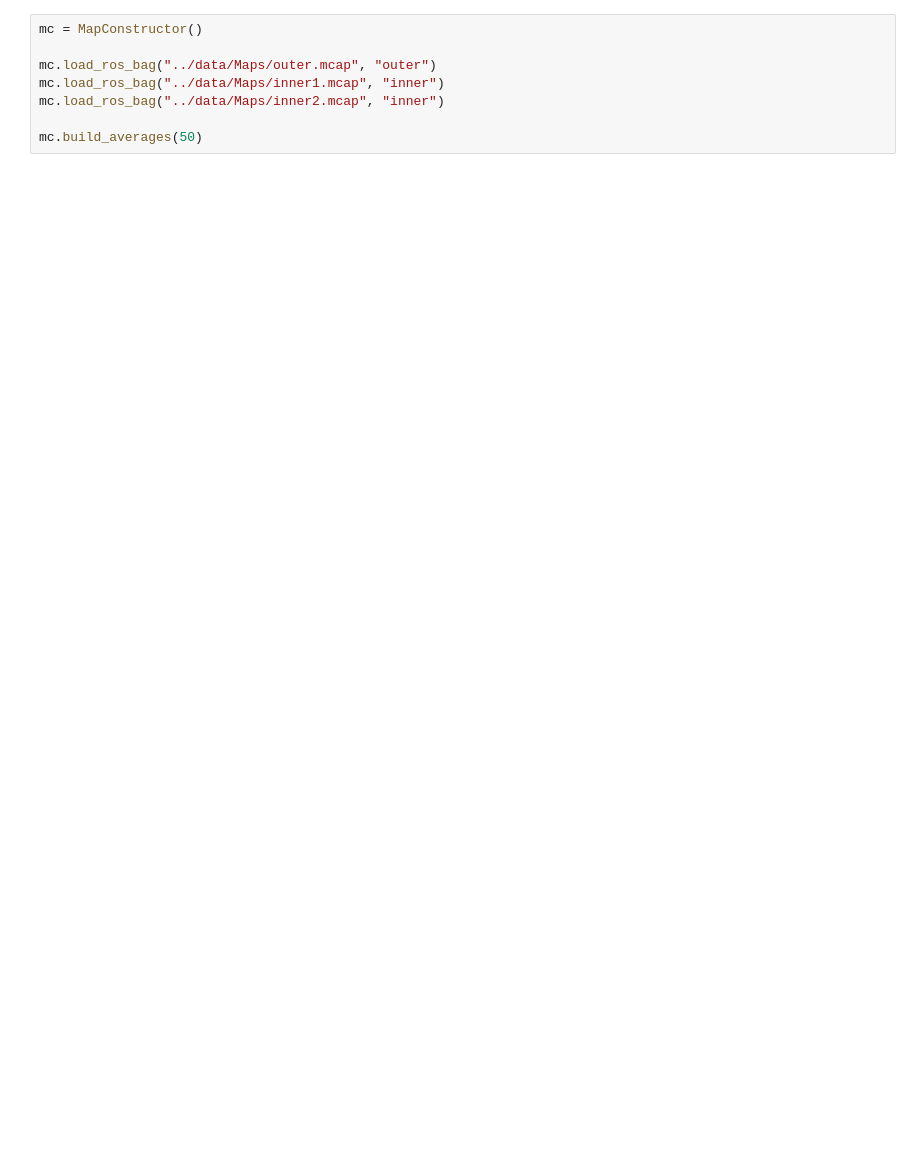
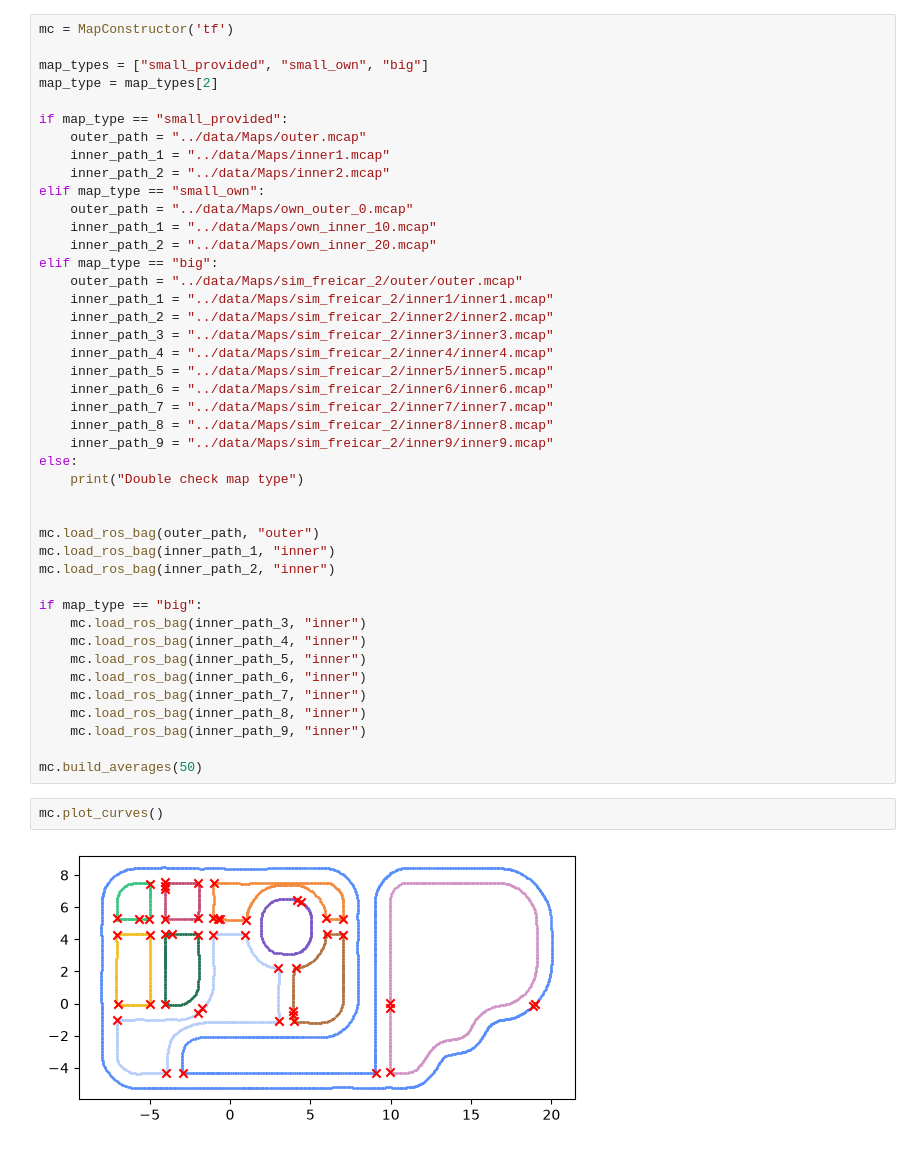
Before and after one commit to Schmiddy2000/FreiCarPythonPlayground, a Jupyter notebook: M2 Mapping/structured_map_construction.ipynb, the cells around one changed output. Cells and saved outputs as stored; diff of their text form; blank space fills up the shorter version.

Commit message:
Finished the map constructor class and fix a generalization issue. Also added data for the big map.

```diff
--- a/M2 Mapping/structured_map_construction.ipynb
+++ b/M2 Mapping/structured_map_construction.ipynb
@@ -113,8 +1052,47 @@ class MapConstructor:
 # %%
-mc = MapConstructor()
+mc = MapConstructor('tf')
 
-mc.load_ros_bag("../data/Maps/outer.mcap", "outer")
-mc.load_ros_bag("../data/Maps/inner1.mcap", "inner")
-mc.load_ros_bag("../data/Maps/inner2.mcap", "inner")
+map_types = ["small_provided", "small_own", "big"]
+map_type = map_types[2]
+
+if map_type == "small_provided":
+    outer_path = "../data/Maps/outer.mcap"
+    inner_path_1 = "../data/Maps/inner1.mcap"
+    inner_path_2 = "../data/Maps/inner2.mcap"
+elif map_type == "small_own":
+    outer_path = "../data/Maps/own_outer_0.mcap"
+    inner_path_1 = "../data/Maps/own_inner_10.mcap"
+    inner_path_2 = "../data/Maps/own_inner_20.mcap"
+elif map_type == "big":
+    outer_path = "../data/Maps/sim_freicar_2/outer/outer.mcap"
+    inner_path_1 = "../data/Maps/sim_freicar_2/inner1/inner1.mcap"
+    inner_path_2 = "../data/Maps/sim_freicar_2/inner2/inner2.mcap"
+    inner_path_3 = "../data/Maps/sim_freicar_2/inner3/inner3.mcap"
+    inner_path_4 = "../data/Maps/sim_freicar_2/inner4/inner4.mcap"
+    inner_path_5 = "../data/Maps/sim_freicar_2/inner5/inner5.mcap"
+    inner_path_6 = "../data/Maps/sim_freicar_2/inner6/inner6.mcap"
+    inner_path_7 = "../data/Maps/sim_freicar_2/inner7/inner7.mcap"
+    inner_path_8 = "../data/Maps/sim_freicar_2/inner8/inner8.mcap"
+    inner_path_9 = "../data/Maps/sim_freicar_2/inner9/inner9.mcap"
+else:
+    print("Double check map type")
+
+
+mc.load_ros_bag(outer_path, "outer")
+mc.load_ros_bag(inner_path_1, "inner")
+mc.load_ros_bag(inner_path_2, "inner")
+
+if map_type == "big":
+    mc.load_ros_bag(inner_path_3, "inner")
+    mc.load_ros_bag(inner_path_4, "inner")
+    mc.load_ros_bag(inner_path_5, "inner")
+    mc.load_ros_bag(inner_path_6, "inner")
+    mc.load_ros_bag(inner_path_7, "inner")
+    mc.load_ros_bag(inner_path_8, "inner")
+    mc.load_ros_bag(inner_path_9, "inner")
 
 mc.build_averages(50)
+# %%
+mc.plot_curves()
+# %% [output]
+[figure, added]
```
Also changed, not shown: parts of 10 cells of this notebook, 36 other files.
